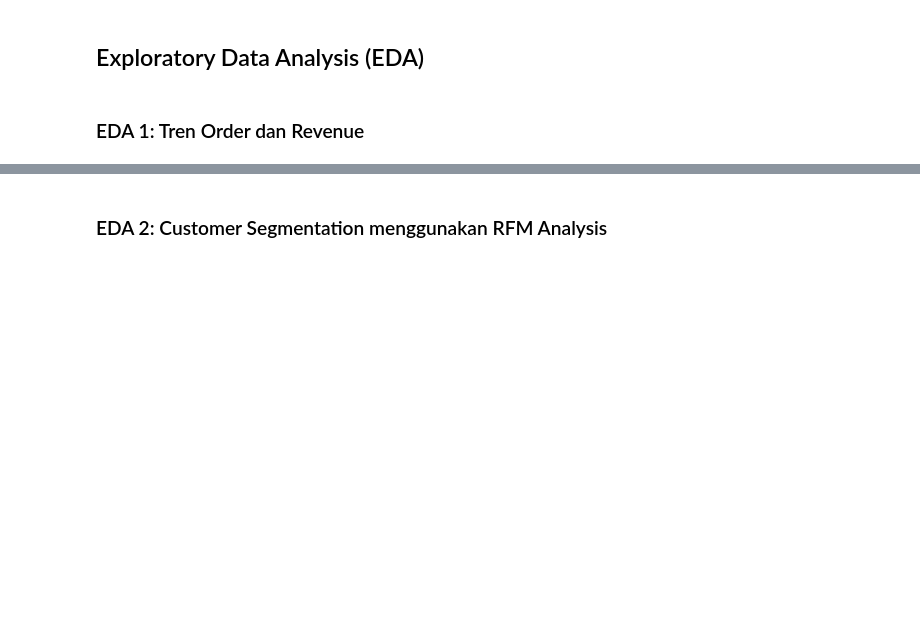
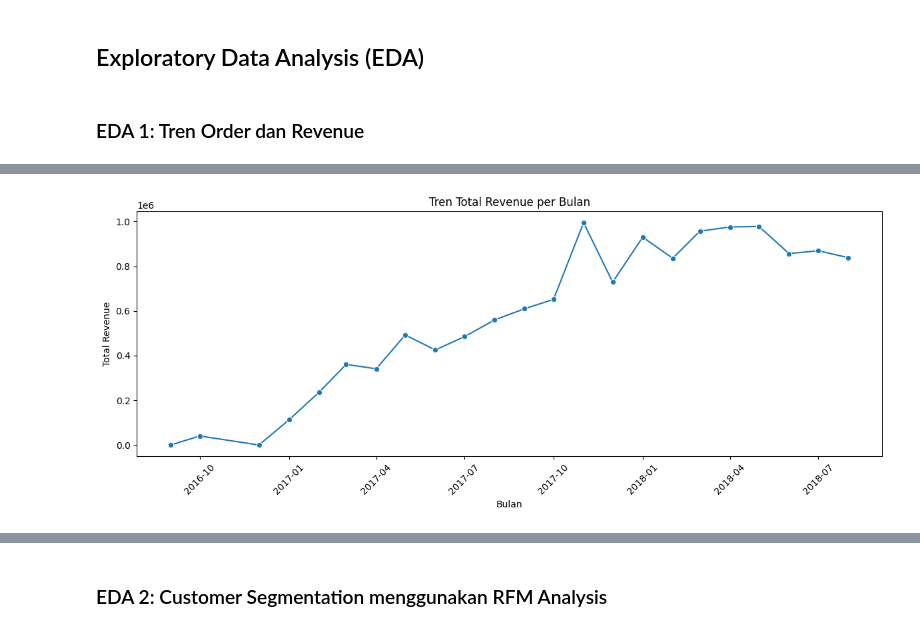
Before and after one commit to abirafdi-co/Exploratory-Data-Analysis-Customer-Segmentation-pada-E-Commerce-Public-Dataset, a Jupyter notebook: notebook.ipynb, the cells around one changed output, grey strips where cells are left out. Drawn from its saved outputs; the diff is of its cells as text; code cells hidden in the pictures; blank space fills up the shorter version.

```diff
--- a/notebook.ipynb
+++ b/notebook.ipynb
@@ -46,0 +399,17 @@ Analisis ini bertujuan untuk memahami perkembangan performa bisnis dari waktu ke
+# %%
+plt.figure(figsize=(12,5))
+sns.lineplot(
+    data=monthly_perf,
+    x='order_month',
+    y='total_revenue',
+    marker='o'
+)
+
+plt.title('Tren Total Revenue per Bulan')
+plt.xlabel('Bulan')
+plt.ylabel('Total Revenue')
+plt.xticks(rotation=45)
+plt.tight_layout()
+plt.show()
+# %% [output]
+[figure, added]
```
Also changed, not shown: parts of 73 cells of this notebook.
